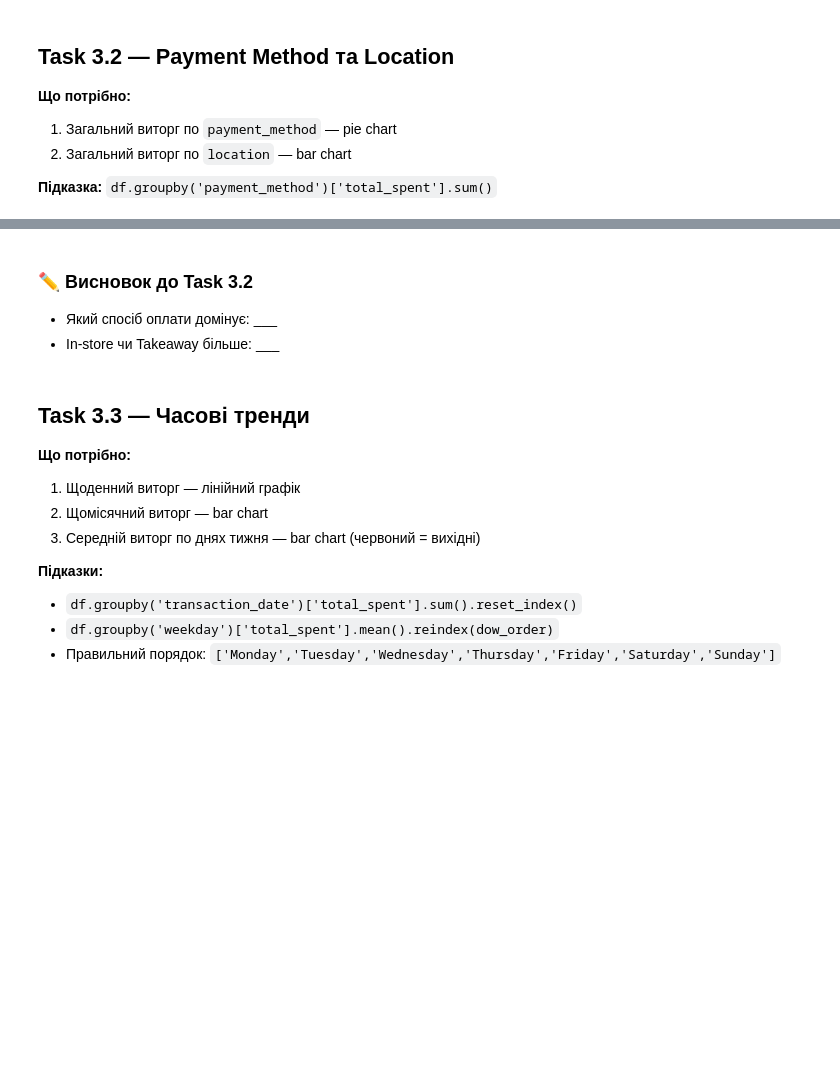
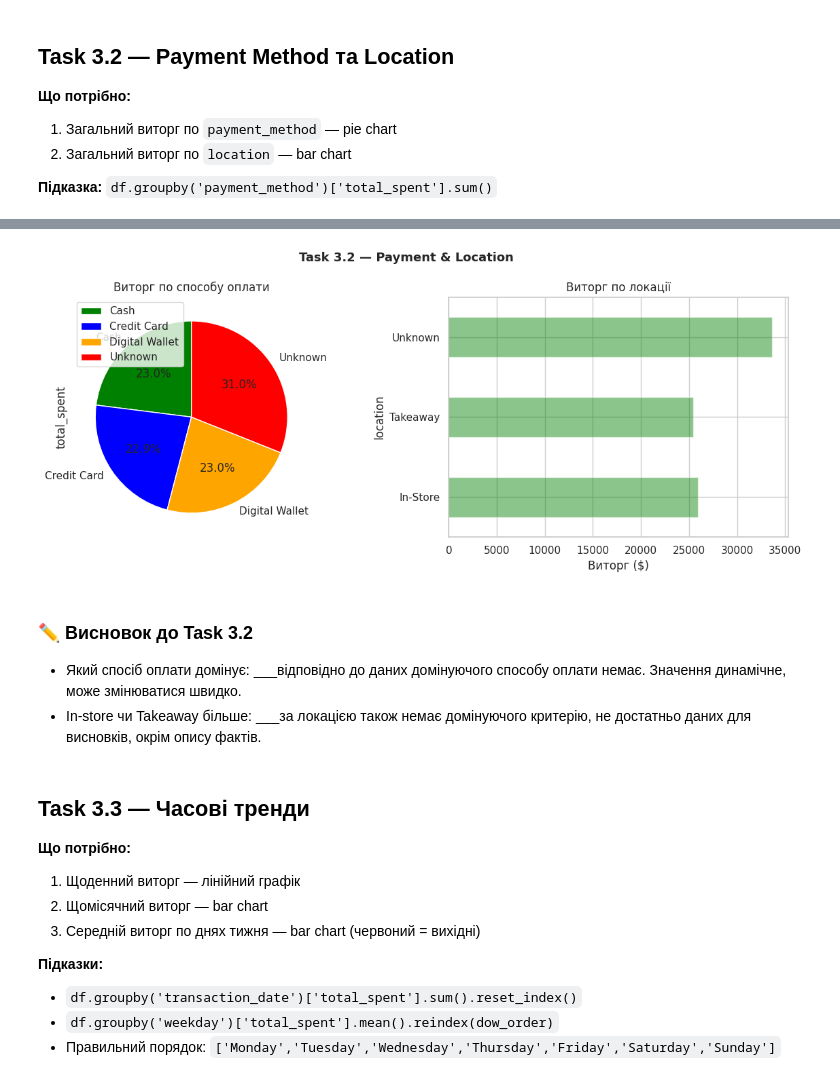
Before and after one commit to T-Svitlichna/DTA_Python, a Jupyter notebook: HomeWork/21062026_Clean_new_cafe_eda_workbook_version2.ipynb, the cells around one changed output, grey strips where cells are left out. Cells and saved outputs as stored; diff of their text form; code cells hidden in the pictures; blank space fills up the shorter version.

```diff
--- a/HomeWork/21062026_Clean_new_cafe_eda_workbook_version2.ipynb
+++ b/HomeWork/21062026_Clean_new_cafe_eda_workbook_version2.ipynb
@@ -815,8 +898,8 @@ plt.show()
 
 **Підказка:** `df.groupby('payment_method')['total_spent'].sum()`
 # %%
-rev_pay = # ВАШ КОД ТУТ
-rev_loc = # ВАШ КОД ТУТ
+rev_pay = df.groupby("payment_method")["total_spent"].sum()
+rev_loc = df.groupby("location")["total_spent"].sum()
 
 print('Виторг по оплаті:')
 print(rev_pay.round(2).to_string())
@@ -825,25 +921,31 @@ print(rev_loc.round(2).to_string())
 # %%
 fig, axes = plt.subplots(1, 2, figsize=(12, 5))
 fig.suptitle('Task 3.2 — Payment & Location', fontsize=13, fontweight='bold')
 
 # Pie chart — payment_method
 # Підказка: axes[0].pie(rev_pay, labels=rev_pay.index, autopct='%1.1f%%', startangle=90, ...)
 # ВАШ КОД ТУТ
+rev_pay.plot(kind='pie', ax=axes[0], autopct='%1.1f%%', startangle=90, colors =["green", "blue", "orange", "red"])
 axes[0].set_title('Виторг по способу оплати')
+axes[0].legend(loc='upper left')
 
 # Bar chart — location
 # ВАШ КОД ТУТ
+rev_loc.plot(kind='barh', ax=axes[1], color = "green", alpha = 0.45)
 axes[1].set_title('Виторг по локації')
 axes[1].tick_params(axis='x', rotation=0)
+axes[1].set_xlabel('Виторг ($)')
 
 plt.tight_layout()
 plt.savefig('part3_task32.png', dpi=130, bbox_inches='tight')
 plt.show()
+# %% [output]
+[figure, added]
 # %% [markdown]
 ### ✏️ Висновок до Task 3.2
 
-- Який спосіб оплати домінує: ___
-- In-store чи Takeaway більше: ___
+- Який спосіб оплати домінує: ___відповідно до даних домінуючого способу оплати немає. Значення динамічне, може змінюватися швидко.
+- In-store чи Takeaway більше: ___за локацією також немає домінуючого критерію, не достатньо даних для висновків, окрім опису фактів.
 # %% [markdown]
 ## Task 3.3 — Часові тренди
 
```
Also changed, not shown: parts of 16 cells of this notebook.
